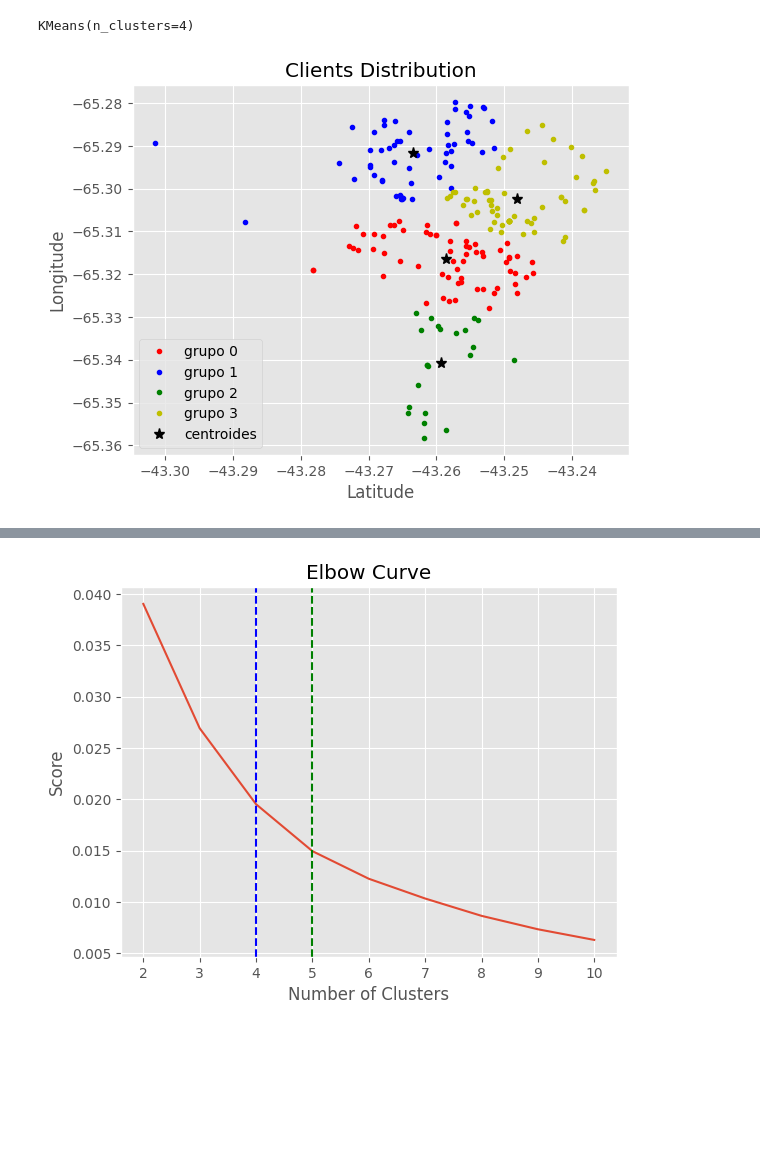
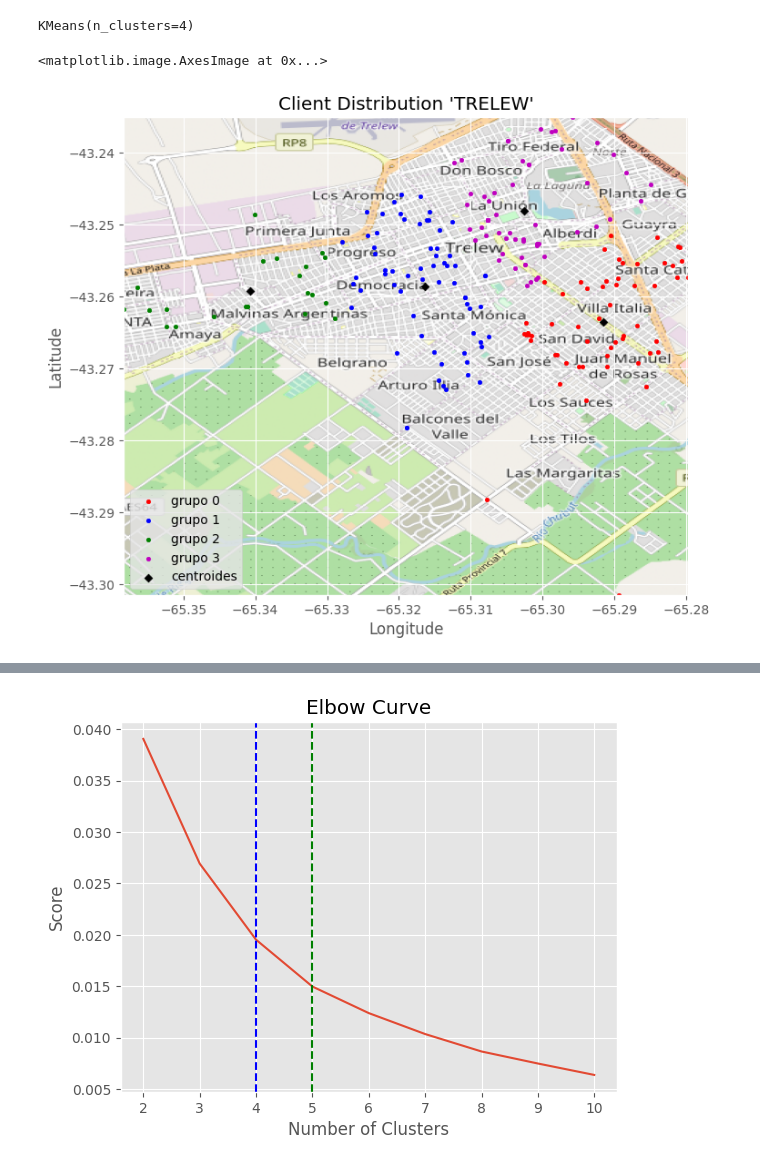
Before and after one commit to jltaglia/Scientific-Computing-with-Python-Projects, a Jupyter notebook: 7 - K-means/client_zoning.ipynb, the cells around one changed output, grey strips where cells are left out. Saved outputs shown, nothing was run; the diff lists cells and outputs as text; code cells hidden in the pictures; blank space fills up the shorter version.

```diff
--- a/7 - K-means/client_zoning.ipynb
+++ b/7 - K-means/client_zoning.ipynb
@@ -277,20 +268,27 @@ KMeans(n_clusters=4)
 # %%
 centroides = k_means.cluster_centers_
 etiquetas = k_means.labels_
-# %%
-colors=['r.','b.','g.','y.', 'c.', 'm.']
-for i in range(0,n):
-    plt.plot(X[etiquetas==i,0],X[etiquetas==i,1], f'{colors[i]}', label=f'grupo {i}')
-
-plt.plot(centroides[:,0],centroides[:,1],'k*',markersize=8, label='centroides')
-
-plt.legend(loc='best')
-plt.xlabel('Latitude')
-plt.ylabel('Longitude')
-plt.title('Clients Distribution')
-plt.show()
-# %% [output]
-[figure, removed]
+# %%
+colors=['r','b','g','m', 'c', 'y']
+fig, ax = plt.subplots(figsize = (8,7))
+for i in range(0,n):
+    ax.scatter(X[etiquetas==i,1],X[etiquetas==i,0],
+               zorder=1, alpha= 1, c=f'{colors[i]}', s=10, label=f'grupo {i}')
+
+ax.scatter(centroides[:,1],centroides[:,0],
+           marker='D', zorder=1, alpha= 1, c='k', s=20, label='centroides')
+
+ax.set_title('Client Distribution ' + city)
+ax.set_xlim(bbox[0],bbox[1])
+ax.set_ylim(bbox[2],bbox[3])
+ax.set_xlabel('Longitude')
+ax.set_ylabel('Latitude')
+ax.legend(loc='lower left')
+
+ax.imshow(city_map, zorder=0, extent = bbox, aspect= 'equal')
+# %% [output]
+<matplotlib.image.AxesImage at 0x...>
+[figure, added]
 # %%
 n = 4
 for g in range(0,n):
```
Also changed, not shown: parts of 30 cells of this notebook, 5 other files.
